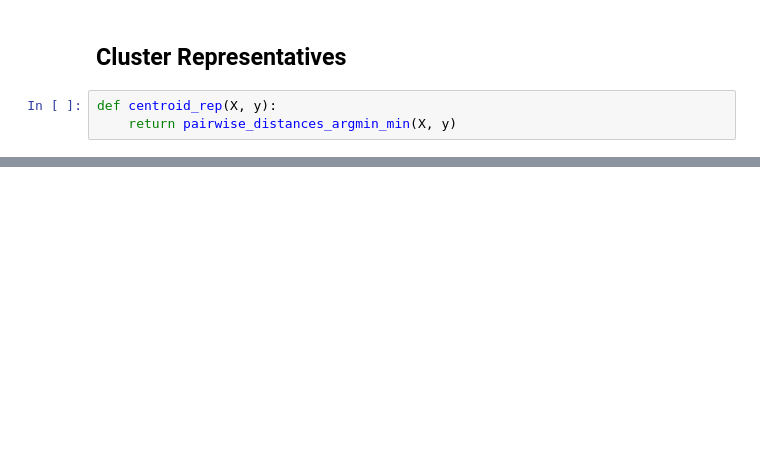
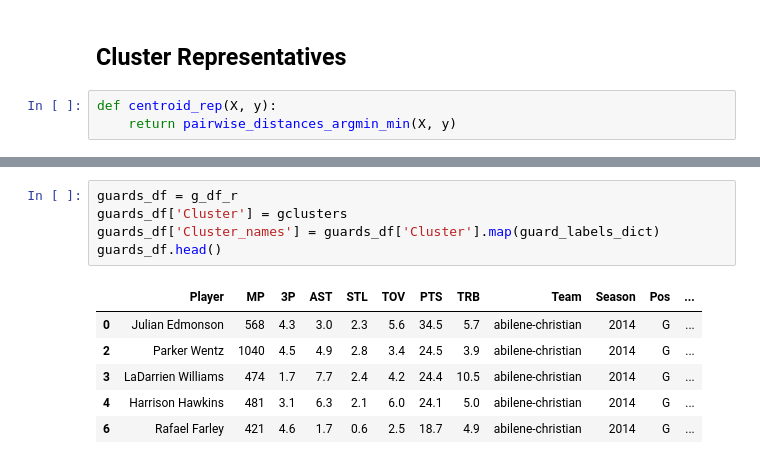
Before and after one commit to scostello28/Bracket-Buster, a Jupyter notebook: notebooks/Clustering2.ipynb, the cells around one changed output, grey strips where cells are left out. Cells and saved outputs as stored; diff of their text form; blank space fills up the shorter version.

```diff
--- a/notebooks/Clustering2.ipynb
+++ b/notebooks/Clustering2.ipynb
@@ -574,0 +788,12 @@ centroid_rep(X_c, ccluster_centers)
+# %%
+guards_df = g_df_r
+guards_df['Cluster'] = gclusters
+guards_df['Cluster_names'] = guards_df['Cluster'].map(guard_labels_dict)
+guards_df.head()
+# %% [output]
+|  | Player | MP | 3P | AST | STL | TOV | PTS | TRB | Team | Season | Pos | ... |
+| 0 | Julian Edmonson | 568 | 4.3 | 3.0 | 2.3 | 5.6 | 34.5 | 5.7 | abilene-christian | 2014 | G | ... |
+| 2 | Parker Wentz | 1040 | 4.5 | 4.9 | 2.8 | 3.4 | 24.5 | 3.9 | abilene-christian | 2014 | G | ... |
+| 3 | LaDarrien Williams | 474 | 1.7 | 7.7 | 2.4 | 4.2 | 24.4 | 10.5 | abilene-christian | 2014 | G | ... |
+| 4 | Harrison Hawkins | 481 | 3.1 | 6.3 | 2.1 | 6.0 | 24.1 | 5.0 | abilene-christian | 2014 | G | ... |
+| 6 | Rafael Farley | 421 | 4.6 | 1.7 | 0.6 | 2.5 | 18.7 | 4.9 | abilene-christian | 2014 | G | ... |
```
Also changed, not shown: parts of 58 cells of this notebook, 23 other files.
